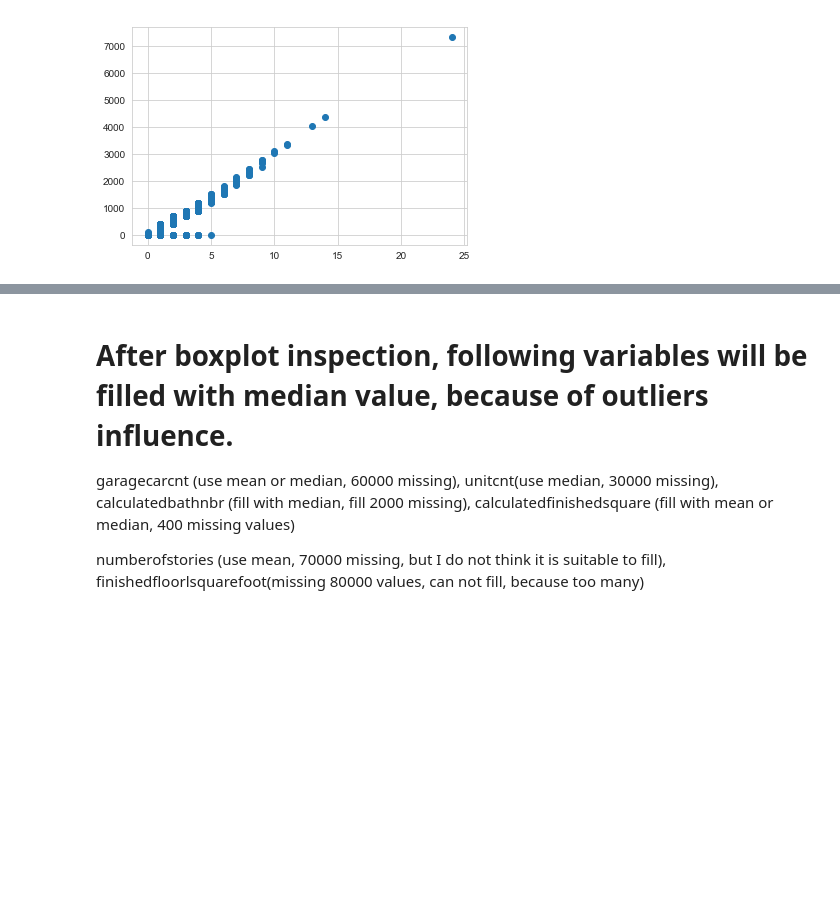
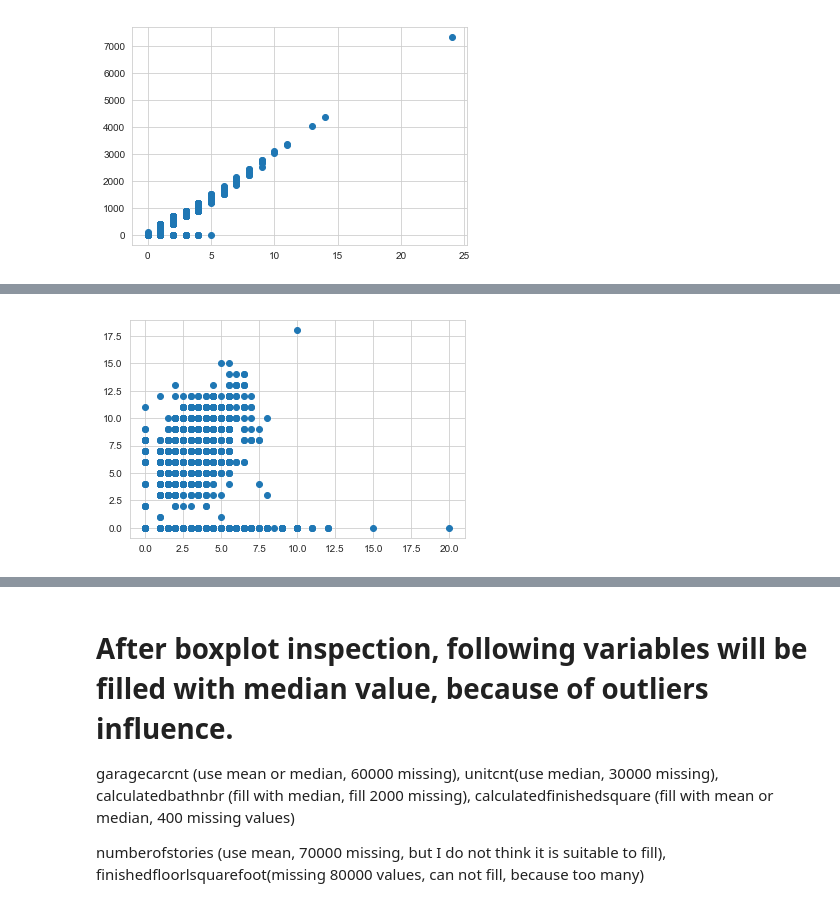
Before and after one commit to Juliet1999Hu/Capstone_project_1, a Jupyter notebook: Data_Cleasing.ipynb, the cells around one changed output, grey strips where cells are left out. Cells and saved outputs as stored; diff of their text form; code cells hidden in the pictures; blank space fills up the shorter version.

```diff
--- a/Data_Cleasing.ipynb
+++ b/Data_Cleasing.ipynb
@@ -365,0 +397,5 @@ plt.show()
+# %%
+plt.scatter(x='bathroomcnt', y='roomcnt',data = merged_df)
+plt.show()
+# %% [output]
+[figure, added]
```
Also changed, not shown: parts of 67 cells of this notebook.
